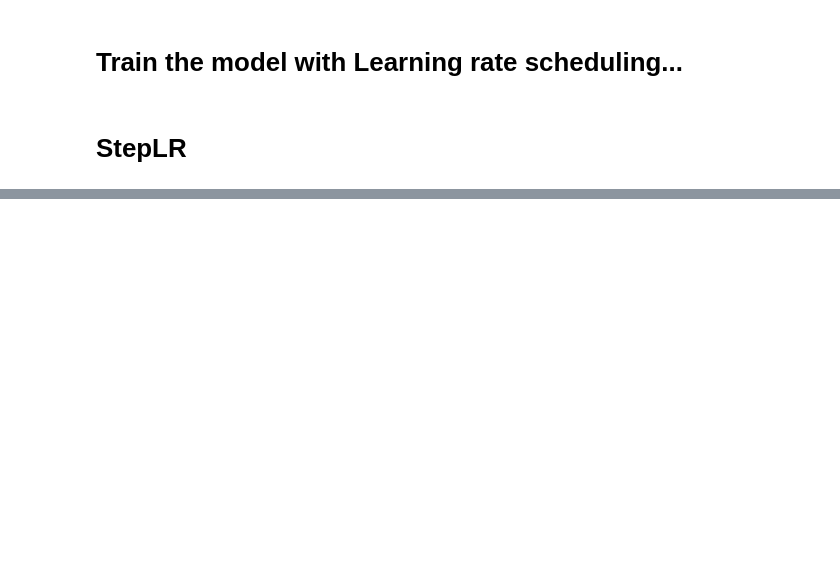
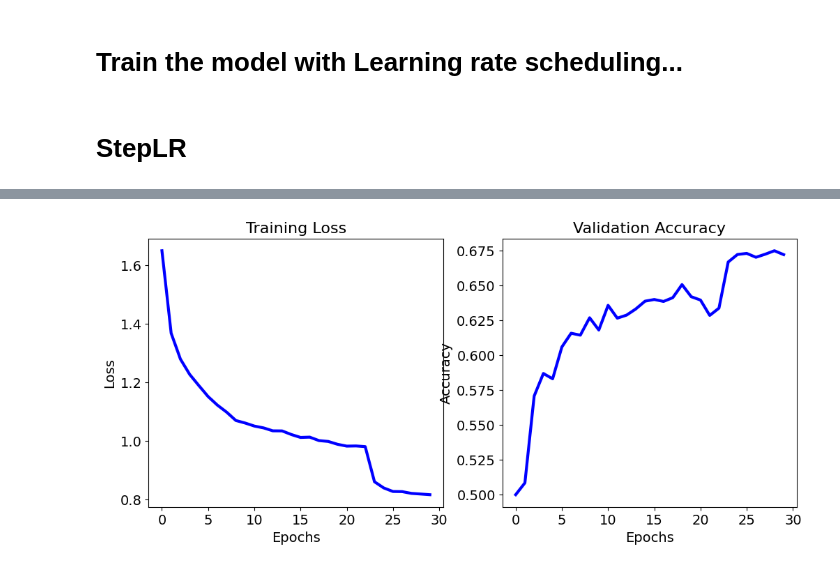
Before and after one commit to Al-Hassan-M-Kamel/CIFAR-10-Image-Classification-with-CNNs-and-Optuna, a Jupyter notebook: base_model.ipynb, the cells around one changed output, grey strips where cells are left out. Drawn from its saved outputs; the diff is of its cells as text; code cells hidden in the pictures; blank space fills up the shorter version.

```diff
--- a/base_model.ipynb
+++ b/base_model.ipynb
@@ -310,0 +417,8 @@ step_lr_history = train_and_evaluate_with_scheduler(model, optimizer, )
+# %%
+model = BaseModel(cin=3, num_classes=10).to(device)
+
+optimizer = torch.optim.Adam(model.parameters(), lr=0.005)
+
+scheduler_plateau = torch.optim.lr_scheduler.ReduceLROnPlateau(optimizer, mode='max', factor=0.2, patience=3)
+
+history_plateau = train_and_evaluate_with_scheduler(model, optimizer, scheduler_plateau, device, n_epochs)
@@ -310,0 +438,4 @@ step_lr_history = train_and_evaluate_with_scheduler(model, optimizer, )
+# %%
+plot_learning(history_plateau, "blue")
+# %% [output]
+[figure, added]
```
Also changed, not shown: parts of 17 cells of this notebook, 3 other files.
